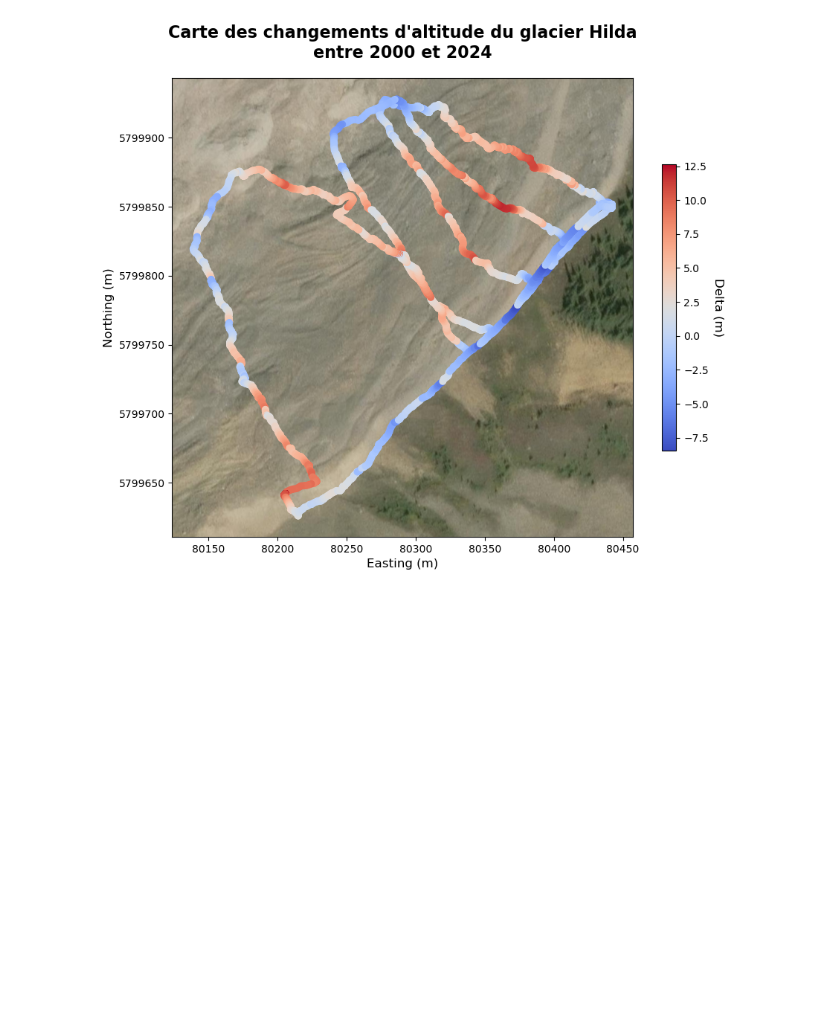
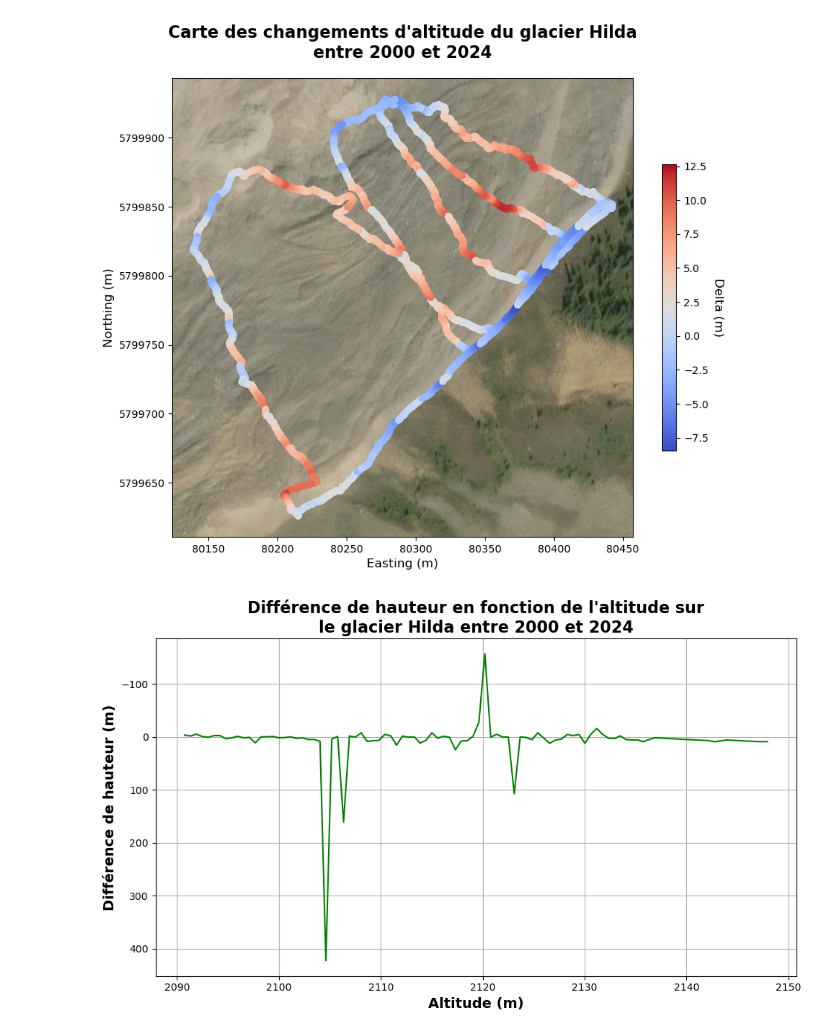
Before and after one commit to tofunori/Ouest, a Jupyter notebook: SRTM_DEM/delta_gnss_hilda.ipynb, the cells around one changed output. Saved outputs shown, nothing was run; the diff lists cells and outputs as text; code cells hidden in the pictures; blank space fills up the shorter version.

```diff
--- a/SRTM_DEM/delta_gnss_hilda.ipynb
+++ b/SRTM_DEM/delta_gnss_hilda.ipynb
@@ -136,3 +136,53 @@ plt.title("Carte des changements d'altitude du glacier Hilda\nentre 2000 et 2024
 plt.show()
 # %% [output]
 [figure]
+# %%
+import pandas as pd
+import matplotlib.pyplot as plt
+import shapefile
+import numpy as np
+from scipy.interpolate import make_interp_spline
+
+# Charger les fichiers .shp simulé (ici j'utilise l'exemple existant)
+shp_path = r"D:\UQTR\Automne 2024\Ouest\GNSS_glaciers\Hilda\roverRS+\Rover\rover_hilda.shp"
+sf = shapefile.Reader(shp_path)
+
+# Extraire les champs de données
+fields = [x[0] for x in sf.fields][1:]
+records = sf.records()
+
+# Convertir les données en DataFrame
+shapefile_data = pd.DataFrame(records, columns=fields)
+
+# Identifier l'index où l'altitude atteint son maximum (fin de l'aller)
+max_altitude_index = shapefile_data['height'].idxmax()
+
+# Filtrer les données jusqu'à ce point (avant que l'altitude ne diminue)
+filtered_data_aller = shapefile_data.loc[:max_altitude_index]
+
+# Extraire les colonnes d'altitude et de différence de hauteur pour le transect aller
+altitude_aller = filtered_data_aller['height']
+hauteur_diff_aller = filtered_data_aller['heigh_diff']
+
+# Supprimer les doublons dans les altitudes
+altitude_aller_unique, unique_indices = np.unique(altitude_aller, return_index=True)
+hauteur_diff_aller_unique = hauteur_diff_aller.iloc[unique_indices]
+
+# Créer une interpolation pour lisser la courbe
+xnew = np.linspace(altitude_aller_unique.min(), altitude_aller_unique.max(), 100)  # Plus de points pour un lissage
+spl = make_interp_spline(altitude_aller_unique, hauteur_diff_aller_unique, k=3)  # Interpolation cubique
+hauteur_diff_smooth = spl(xnew)
+
+# Créer le graphique pour le transect aller avec une courbe lissée
+plt.figure(figsize=(10, 6))
+plt.plot(xnew, hauteur_diff_smooth, linestyle='-', color='g')
+plt.title("Différence de hauteur en fonction de l'altitude sur\nle glacier Hilda entre 2000 et 2024", fontsize=16, fontweight='bold')
+plt.xlabel("Altitude (m)", fontsize=14, fontweight='bold')
+plt.ylabel("Différence de hauteur (m)", fontsize=14, fontweight='bold')
+plt.grid(True)
+plt.gca().invert_yaxis()  # Inverser l'axe des y
+plt.tight_layout()
+plt.savefig('height_difference_vs_altitude.png', dpi=300)
+plt.show()
+# %% [output]
+[figure, added]
```
Also changed, not shown: parts of 1 cell of this notebook, 3 other files.
